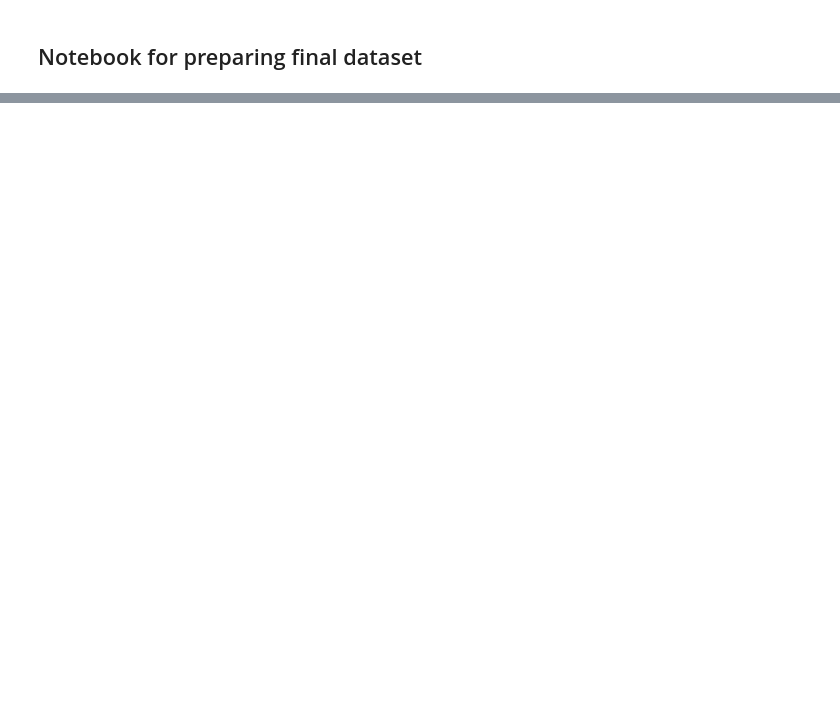
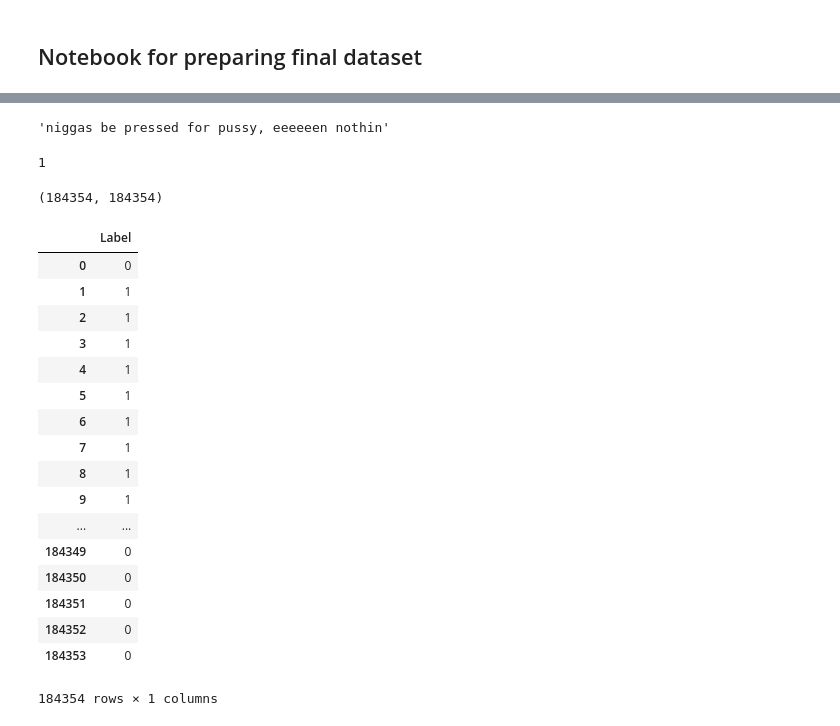
Before and after one commit to Slainteee/Jatayu-ContentModeration, a Jupyter notebook: hatespeech/Data Preprocessing.ipynb, the cells around one changed output, grey strips where cells are left out. Cells and saved outputs as stored; diff of their text form; code cells hidden in the pictures; blank space fills up the shorter version.

```diff
--- a/hatespeech/Data Preprocessing.ipynb
+++ b/hatespeech/Data Preprocessing.ipynb
@@ -16,0 +163,6 @@ file2.tail()
+# %%
+data['block'] =data[cols_target].sum(axis =1)
+print(data['block'].value_counts())
+data['block'] = data['block'] > 0
+data['block'] = data['block'].astype(int)
+print(data['block'].value_counts())
@@ -16,0 +185,2 @@ file2.tail()
+# %%
+label2 = data["block"]
@@ -16,0 +189,14 @@ file2.tail()
+# %%
+final_label = label1.tolist() + label2.tolist()
+# %%
+final_comment[534]
+# %% [output]
+'niggas be pressed for pussy, eeeeeen nothin'
+# %%
+final_label[534]
+# %% [output]
+1
+# %%
+len(final_comment),len(final_label)
+# %% [output]
+(184354, 184354)
@@ -16,0 +205,23 @@ file2.tail()
+# %%
+final_label_dataframe = pd.DataFrame(final_label,columns=["Label"])
+# %%
+final_label_dataframe
+# %% [output]
+|  | Label |
+| 0 | 0 |
+| 1 | 1 |
+| 2 | 1 |
+| 3 | 1 |
+| 4 | 1 |
+| 5 | 1 |
+| 6 | 1 |
+| 7 | 1 |
+| 8 | 1 |
+| 9 | 1 |
+| ... | ... |
+| 184349 | 0 |
+| 184350 | 0 |
+| 184351 | 0 |
+| 184352 | 0 |
+| 184353 | 0 |
+184354 rows × 1 columns
```
Also changed, not shown: parts of 29 cells of this notebook.
